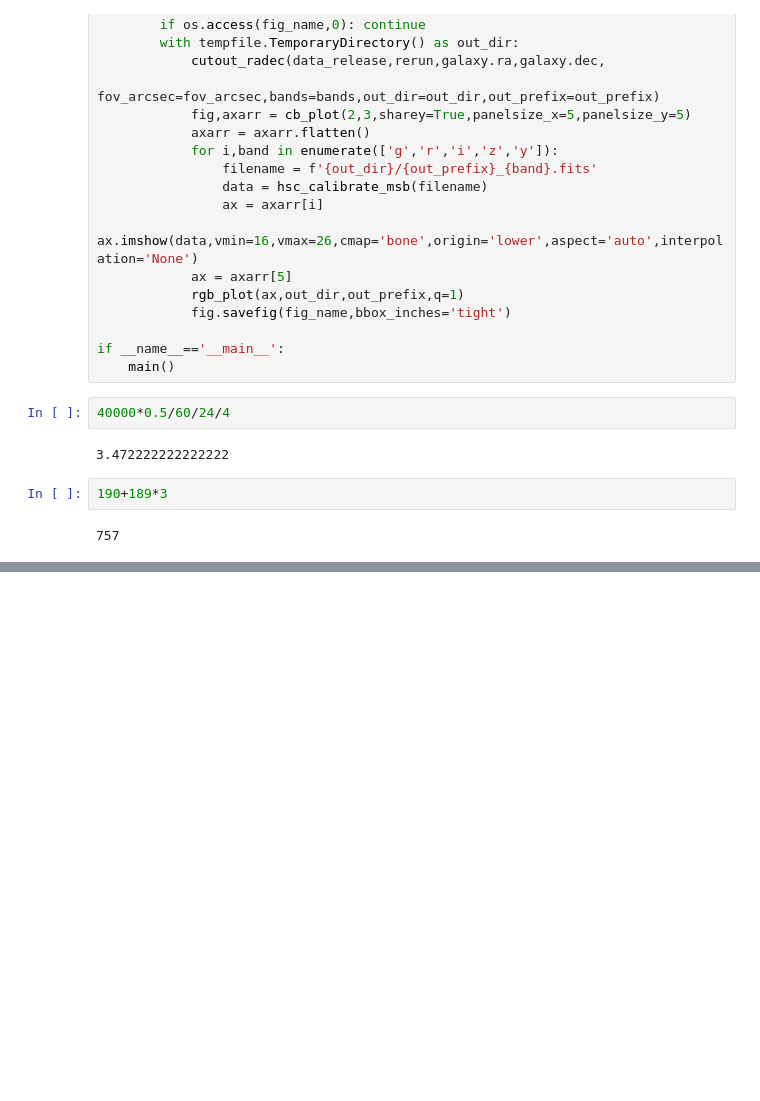
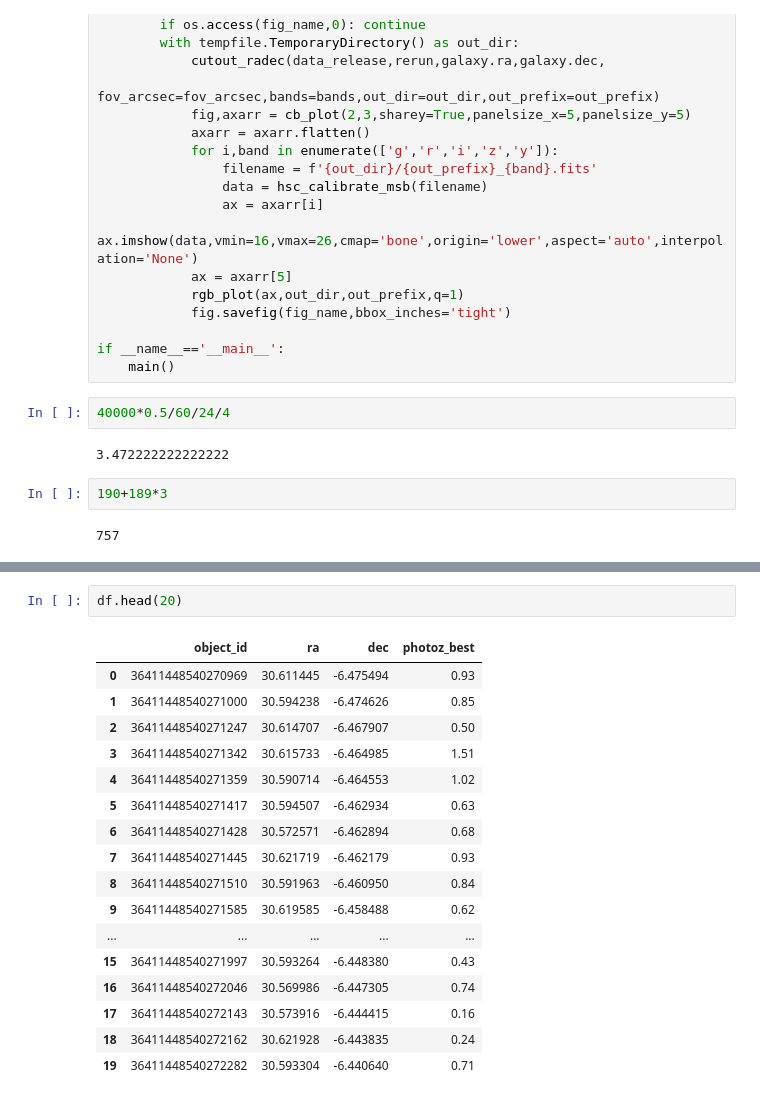
Before and after one commit to cbottrell/RealSim_HSC, a Jupyter notebook: testing.ipynb, the cells around one changed output, grey strips where cells are left out. Saved outputs shown, nothing was run; the diff lists cells and outputs as text; blank space fills up the shorter version.

```diff
--- a/testing.ipynb
+++ b/testing.ipynb
@@ -360,0 +634,20 @@ if __name__=='__main__':
+# %%
+df.head(20)
+# %% [output]
+|  | object_id | ra | dec | photoz_best |
+| 0 | 36411448540270969 | 30.611445 | -6.475494 | 0.93 |
+| 1 | 36411448540271000 | 30.594238 | -6.474626 | 0.85 |
+| 2 | 36411448540271247 | 30.614707 | -6.467907 | 0.50 |
+| 3 | 36411448540271342 | 30.615733 | -6.464985 | 1.51 |
+| 4 | 36411448540271359 | 30.590714 | -6.464553 | 1.02 |
+| 5 | 36411448540271417 | 30.594507 | -6.462934 | 0.63 |
+| 6 | 36411448540271428 | 30.572571 | -6.462894 | 0.68 |
+| 7 | 36411448540271445 | 30.621719 | -6.462179 | 0.93 |
+| 8 | 36411448540271510 | 30.591963 | -6.460950 | 0.84 |
+| 9 | 36411448540271585 | 30.619585 | -6.458488 | 0.62 |
+| ... | ... | ... | ... | ... |
+| 15 | 36411448540271997 | 30.593264 | -6.448380 | 0.43 |
+| 16 | 36411448540272046 | 30.569986 | -6.447305 | 0.74 |
+| 17 | 36411448540272143 | 30.573916 | -6.444415 | 0.16 |
+| 18 | 36411448540272162 | 30.621928 | -6.443835 | 0.24 |
+| 19 | 36411448540272282 | 30.593304 | -6.440640 | 0.71 |
```
Also changed, not shown: parts of 7 cells of this notebook, 8 other files.
